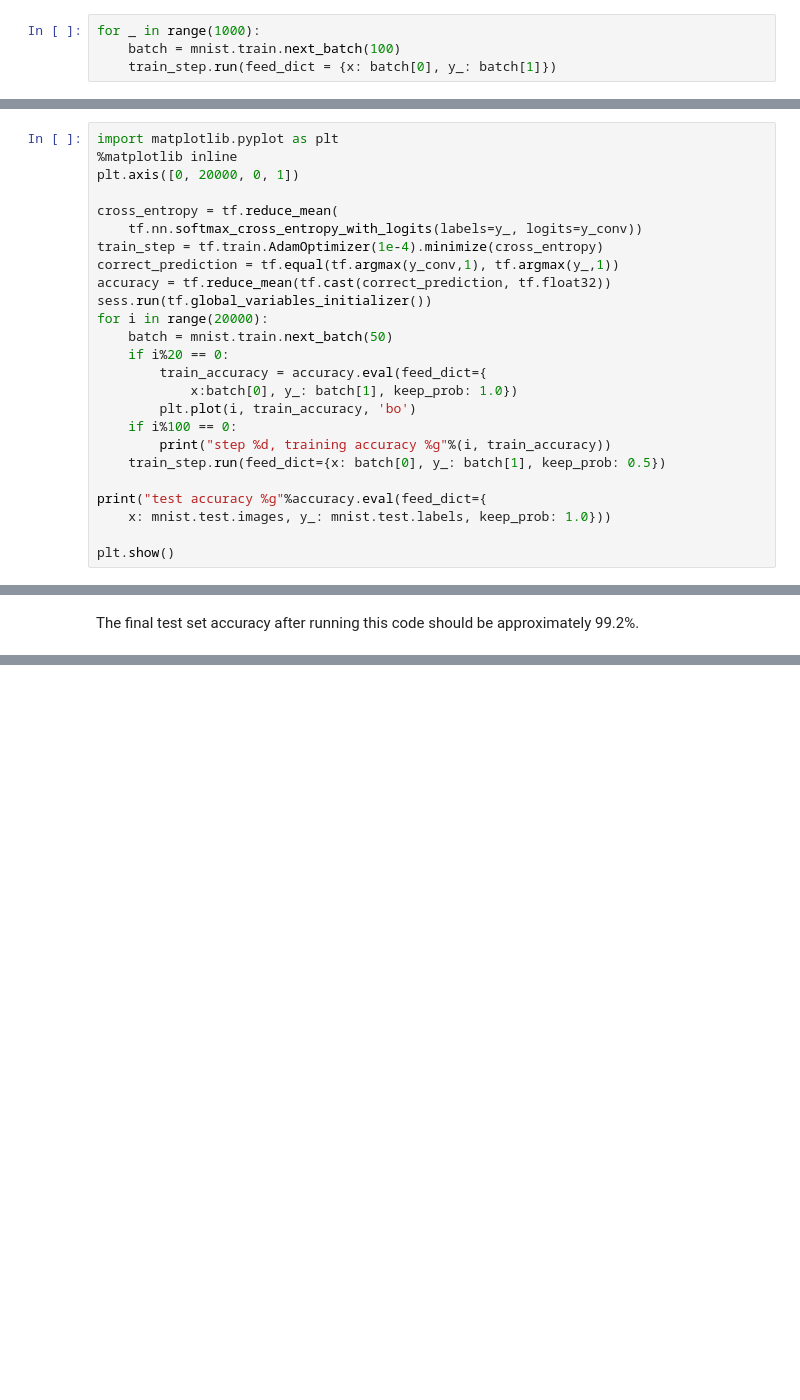
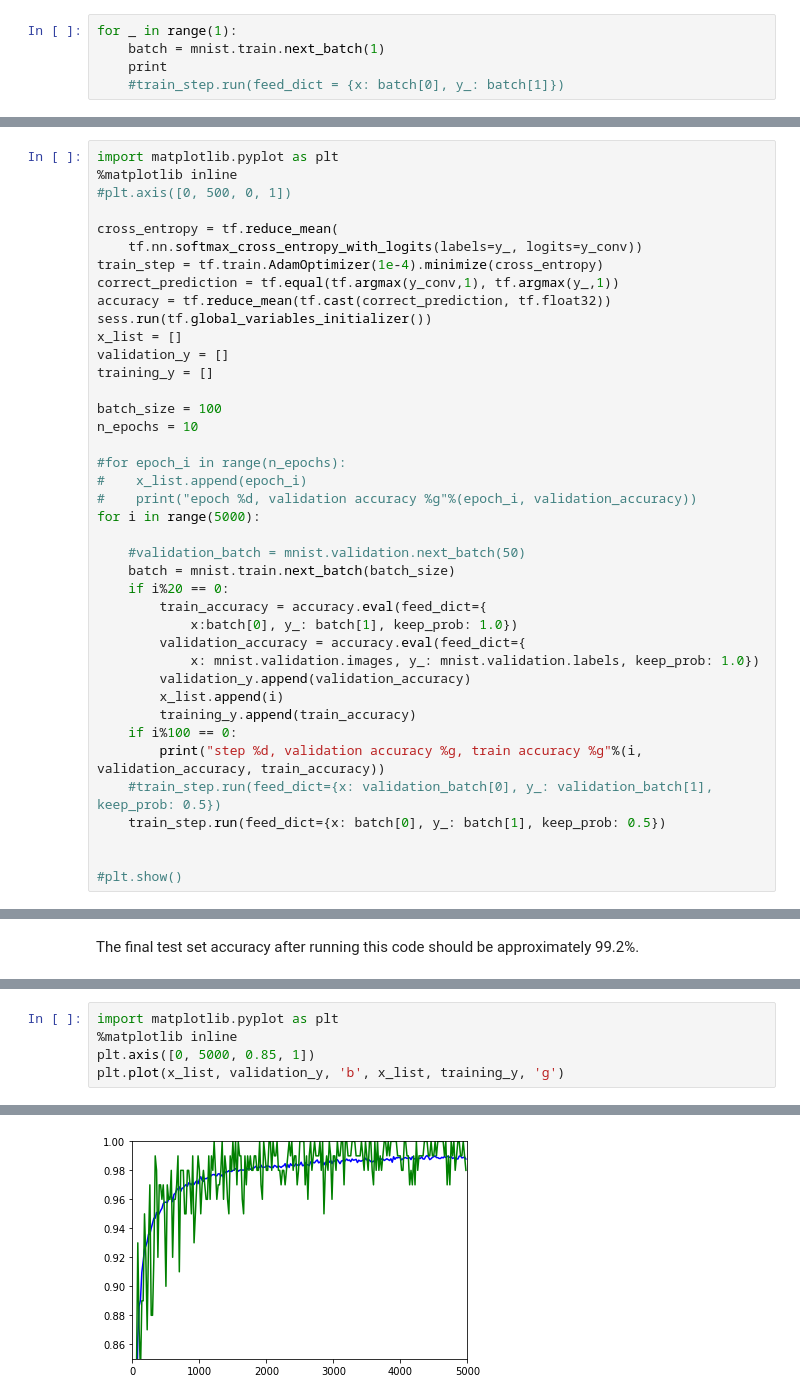
Before and after one commit to clabiak/TensorFlow, a Jupyter notebook: DeepMNISTTensorflowTutorial.ipynb, the cells around one changed output, grey strips where cells are left out. Drawn from its saved outputs; the diff is of its cells as text; blank space fills up the shorter version.

Commit message:
Graphing vvalidation data vs training data

```diff
--- a/DeepMNISTTensorflowTutorial.ipynb
+++ b/DeepMNISTTensorflowTutorial.ipynb
@@ -84,6 +84,7 @@ train_step = tf.train.GradientDescentOptimizer(0.5).minimize(cross_entropy)
 # %% [markdown]
 Train_step will apply the gradient descent updates to the parameters. Training the model can therefore be accomplished by repeatedly running train_step. We load 100 training examples in each training iteration. The feed dict replaces the placeholder tensors x and y with training examples
 # %%
-for _ in range(1000):
-    batch = mnist.train.next_batch(100)
-    train_step.run(feed_dict = {x: batch[0], y_: batch[1]})
+for _ in range(1):
+    batch = mnist.train.next_batch(1)
+    print
+    #train_step.run(feed_dict = {x: batch[0], y_: batch[1]})
@@ -187,7 +193,7 @@ Differences:
 # %%
 import matplotlib.pyplot as plt
 %matplotlib inline
-plt.axis([0, 20000, 0, 1])
+#plt.axis([0, 500, 0, 1])
 
 cross_entropy = tf.reduce_mean(
     tf.nn.softmax_cross_entropy_with_logits(labels=y_, logits=y_conv))
@@ -195,18 +201,33 @@ train_step = tf.train.AdamOptimizer(1e-4).minimize(cross_entropy)
 correct_prediction = tf.equal(tf.argmax(y_conv,1), tf.argmax(y_,1))
 accuracy = tf.reduce_mean(tf.cast(correct_prediction, tf.float32))
 sess.run(tf.global_variables_initializer())
-for i in range(20000):
-    batch = mnist.train.next_batch(50)
+x_list = []
+validation_y = []
+training_y = []
+
+batch_size = 100
+n_epochs = 10
+
+#for epoch_i in range(n_epochs):
+#    x_list.append(epoch_i)
+#    print("epoch %d, validation accuracy %g"%(epoch_i, validation_accuracy))
+for i in range(5000):
+
+    #validation_batch = mnist.validation.next_batch(50)
+    batch = mnist.train.next_batch(batch_size)
     if i%20 == 0:
         train_accuracy = accuracy.eval(feed_dict={
             x:batch[0], y_: batch[1], keep_prob: 1.0})
-        plt.plot(i, train_accuracy, 'bo')
+        validation_accuracy = accuracy.eval(feed_dict={
+            x: mnist.validation.images, y_: mnist.validation.labels, keep_prob: 1.0})
+        validation_y.append(validation_accuracy)
+        x_list.append(i)
+        training_y.append(train_accuracy)
     if i%100 == 0:
-        print("step %d, training accuracy %g"%(i, train_accuracy))
+        print("step %d, validation accuracy %g, train accuracy %g"%(i, validation_accuracy, train_accuracy))
+    #train_step.run(feed_dict={x: validation_batch[0], y_: validation_batch[1], keep_prob: 0.5})
     train_step.run(feed_dict={x: batch[0], y_: batch[1], keep_prob: 0.5})
 
-print("test accuracy %g"%accuracy.eval(feed_dict={
-    x: mnist.test.images, y_: mnist.test.labels, keep_prob: 1.0}))
 
-plt.show()
+#plt.show()
 # %% [output]
@@ -232,0 +257,6 @@ The final test set accuracy after running this code should be approximately 99.2
+# %%
+import matplotlib.pyplot as plt
+%matplotlib inline
+plt.axis([0, 5000, 0.85, 1])
+plt.plot(x_list, validation_y, 'b', x_list, training_y, 'g')
+# %% [output]
@@ -232,0 +265 @@ The final test set accuracy after running this code should be approximately 99.2
+[figure, added]
```
Also changed, not shown: parts of 7 cells of this notebook.
